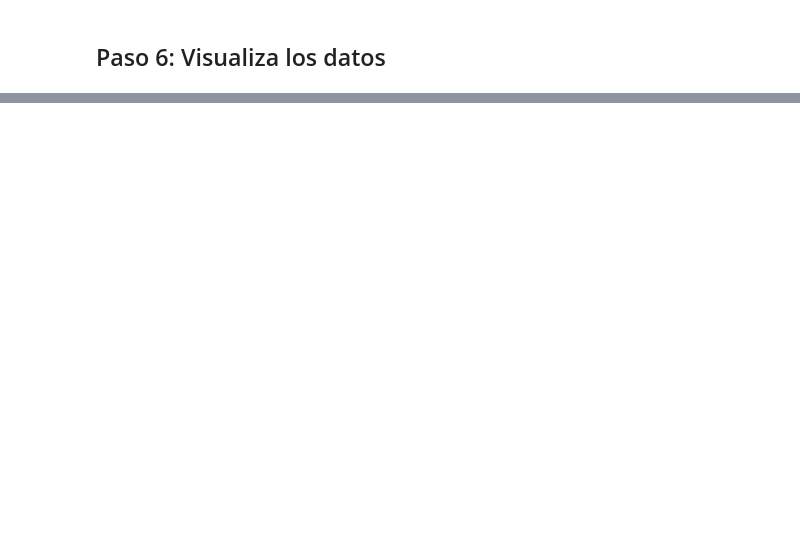
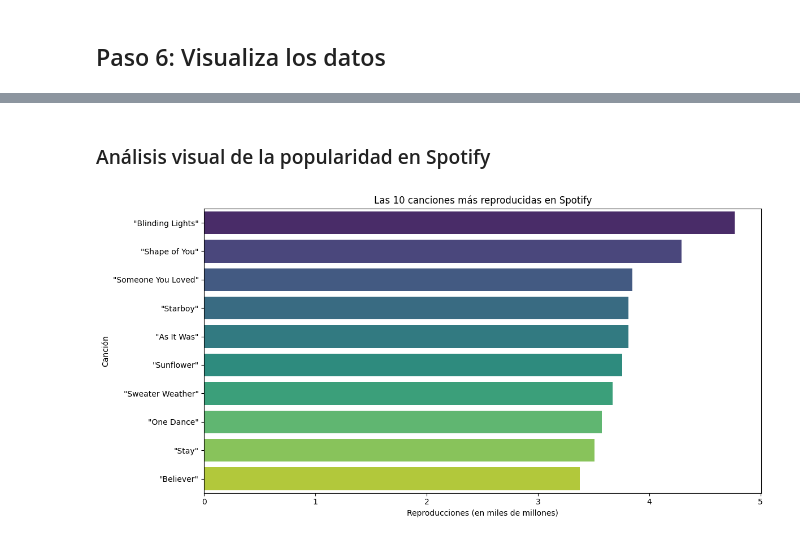
Before and after one commit to wer1ix/web-scraping-project-tutorial, a Jupyter notebook: src/solution.es.ipynb, the cells around one changed output, grey strips where cells are left out. Saved outputs shown, nothing was run; the diff lists cells and outputs as text; code cells hidden in the pictures; blank space fills up the shorter version.

```diff
--- a/src/solution.es.ipynb
+++ b/src/solution.es.ipynb
@@ -74,7 +75,7 @@ df.columns = ["Rank", "Song", "Artist", "Streams (billions)", "Date released", "
 df["Song"] = df["Song"].str.replace(r"\[.*?\]", "", regex=True)
 df["Artist"] = df["Artist"].str.replace(r"\[.*?\]", "", regex=True)
 
-df = df[df["Streams (billions)"].str.contains(r"^\d+(?:\.\d+)?$", na=False)]
+df = df[df["Streams (billions)"].astype(str).str.contains(r"^\d+(?:\.\d+)?$", na=False)].copy()
 
 # Convertimos Streams a números flotantes
 df["Streams (billions)"] = df["Streams (billions)"].astype(float)
@@ -232,0 +109,16 @@ Tesla ha generado $8,730,000,000.00 de ganancias en el año 2024.
+# %% [markdown]
+### Análisis visual de la popularidad en Spotify
+# %%
+# Graficar los datos
+
+# Gráfico 1: Las 10 canciones más reproducidas
+top10 = df.nlargest(10, "Streams (billions)")
+plt.figure(figsize=(12, 6))
+sns.barplot(data=top10, x="Streams (billions)", y="Song", hue="Song", palette="viridis", legend=False)
+plt.title("Las 10 canciones más reproducidas en Spotify")
+plt.xlabel("Reproducciones (en miles de millones)")
+plt.ylabel("Canción")
+plt.tight_layout()
+plt.show()
+# %% [output]
+[figure, added]
```
Also changed, not shown: parts of 15 cells of this notebook, 5 other files.
